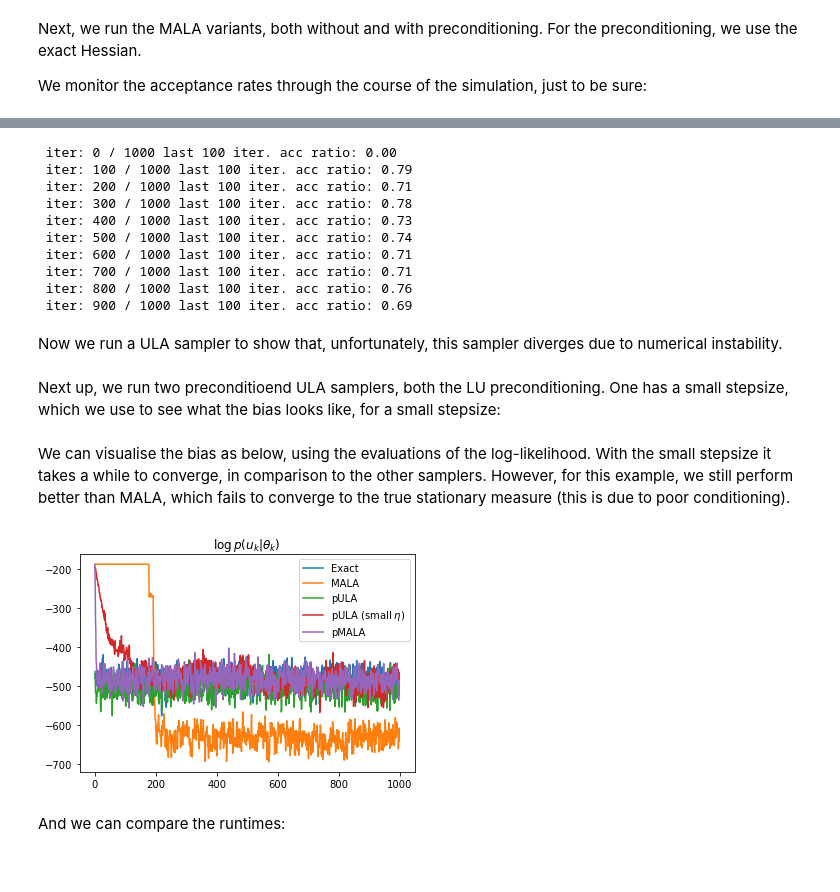
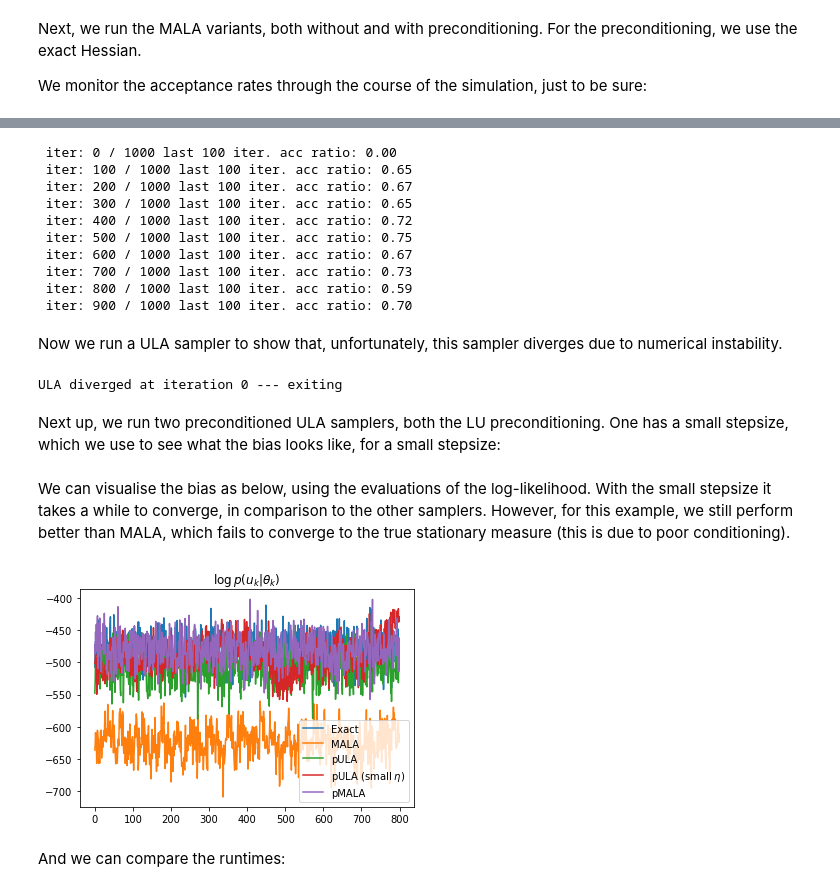
Before and after one commit to connor-duffin/ula-statfem, a Jupyter notebook: docs/poisson-2D-prior-examples.ipynb, the cells around one changed output, grey strips where cells are left out. Saved outputs shown, nothing was run; the diff lists cells and outputs as text; code cells hidden in the pictures.

```diff
--- a/docs/poisson-2D-prior-examples.ipynb
+++ b/docs/poisson-2D-prior-examples.ipynb
@@ -117,13 +146,14 @@ t_mala = time.time()
 pois.u[:] = 0.
 pmala_samples = np.zeros((n_samples, ))
 
+eta_pmala = 1e-1
 n_accept = 0
 t_start = time.time()
 for i in range(n_samples):
-    accepted = pois.pmala_step(eta=ETA)
+    accepted = pois.pmala_step(eta=eta_pmala)
 
     for j in range(n_inner - 1):
-        accepted = pois.pmala_step(eta=ETA, fixed_theta=True)
+        accepted = pois.pmala_step(eta=eta_pmala, fixed_theta=True)
 
     if accepted:
         n_accept += 1
@@ -140,15 +170,15 @@ for i in range(n_samples):
 t_pmala = time.time() - t_start
 # %% [output]
  iter: 0 / 1000 last 100 iter. acc ratio: 0.00
- iter: 100 / 1000 last 100 iter. acc ratio: 0.79
- iter: 200 / 1000 last 100 iter. acc ratio: 0.71
- iter: 300 / 1000 last 100 iter. acc ratio: 0.78
- iter: 400 / 1000 last 100 iter. acc ratio: 0.73
- iter: 500 / 1000 last 100 iter. acc ratio: 0.74
- iter: 600 / 1000 last 100 iter. acc ratio: 0.71
- iter: 700 / 1000 last 100 iter. acc ratio: 0.71
- iter: 800 / 1000 last 100 iter. acc ratio: 0.76
- iter: 900 / 1000 last 100 iter. acc ratio: 0.69
+ iter: 100 / 1000 last 100 iter. acc ratio: 0.65
+ iter: 200 / 1000 last 100 iter. acc ratio: 0.67
+ iter: 300 / 1000 last 100 iter. acc ratio: 0.65
+ iter: 400 / 1000 last 100 iter. acc ratio: 0.72
+ iter: 500 / 1000 last 100 iter. acc ratio: 0.75
+ iter: 600 / 1000 last 100 iter. acc ratio: 0.67
+ iter: 700 / 1000 last 100 iter. acc ratio: 0.73
+ iter: 800 / 1000 last 100 iter. acc ratio: 0.59
+ iter: 900 / 1000 last 100 iter. acc ratio: 0.70
 # %% [markdown]
 Now we run a ULA sampler to show that, unfortunately, this sampler diverges due to numerical instability.
 # %%
@@ -158,10 +188,10 @@ ula_samples = np.zeros((n_samples, ))
 i_save = 0
 t_start = time.time()
 for i in range(n_samples):
-    pois.ula_step(eta=1e-12, fixed_theta=False)
+    pois.ula_step(eta=1e-6, fixed_theta=False)
 
     for j in range(n_inner - 1):
-        pois.ula_step(eta=1e-12, fixed_theta=True)
+        pois.ula_step(eta=1e-6, fixed_theta=True)
 
     if np.any(pois.u >= 1e6):
         print(f"ULA diverged at iteration {i} --- exiting")
@@ -170,37 +200,39 @@ for i in range(n_samples):
     ula_samples[i] = pois.log_target(pois.u)
 
 t_pula = time.time() - t_start
+# %% [output]
+ULA diverged at iteration 0 --- exiting
 # %% [markdown]
-Next up, we run two preconditioend ULA samplers, both the LU preconditioning. One has a small stepsize, which we use to see what the bias looks like, for a small stepsize:
+Next up, we run two preconditioned ULA samplers, both the LU preconditioning. One has a small stepsize, which we use to see what the bias looks like, for a small stepsize:
 # %%
 pois.setup_pc("lu")
 pois.u[:] = 0.
 pula_samples = np.zeros((n_samples, ))
 
+eta_pula = eta_pmala
 i_save = 0
 t_start = time.time()
 for i in range(n_samples):
-    pois.pula_step_lu_mean(eta=ETA, fixed_theta=False)
+    pois.pula_step_lu_mean(eta=eta_pula, fixed_theta=False)
 
     for j in range(n_inner - 1):
-        pois.pula_step_lu_mean(eta=ETA, fixed_theta=True)
+        pois.pula_step_lu_mean(eta=eta_pula, fixed_theta=True)
 
     pula_samples[i] = pois.log_target(pois.u)
 
 t_pula = time.time() - t_start
 # %%
 pois.setup_pc("lu")
-pois.u[:] = init
+pois.u[:] = 0.
 pula_samples_small = np.zeros((n_samples, ))
 
 i_save = 0
-eta_small = 1e-3
 t_start = time.time()
 for i in range(n_samples):
-    pois.pula_step_lu_mean(eta=eta_small, fixed_theta=False)
+    pois.pula_step_lu_mean(eta=1e-3, fixed_theta=False)
 
     for j in range(n_inner - 1):
-        pois.pula_step_lu_mean(eta=eta_small, fixed_theta=True)
+        pois.pula_step_lu_mean(eta=1e-3, fixed_theta=True)
 
     pula_samples_small[i] = pois.log_target(pois.u)
 
@@ -208,18 +240,18 @@ t_pula_inner = time.time() - t_start
 # %% [markdown]
 We can visualise the bias as below, using the evaluations of the log-likelihood. With the small stepsize it takes a while to converge, in comparison to the other samplers. However, for this example, we still perform better than MALA, which fails to converge to the true stationary measure (this is due to poor conditioning).
 # %%
-n_warmup = 0
+n_warmup = 200
 
 plt.plot(exact_samples[n_warmup:], label="Exact")
 plt.plot(mala_samples[n_warmup:], label="MALA")
 plt.plot(pula_samples[n_warmup:], label="pULA")
 plt.plot(pula_samples_small[n_warmup:], label=r"pULA (small $\eta$)")
 plt.plot(pmala_samples[n_warmup:], label="pMALA")
 plt.title(r"$\log p(u_k | \theta_k)$")
 plt.legend()
 plt.show()
 # %% [output]
-[figure, old version]
+[figure, new version]
 # %% [markdown]
 And we can compare the runtimes:
 # %%
```
Also changed, not shown: parts of 11 cells of this notebook, 2 other files.
